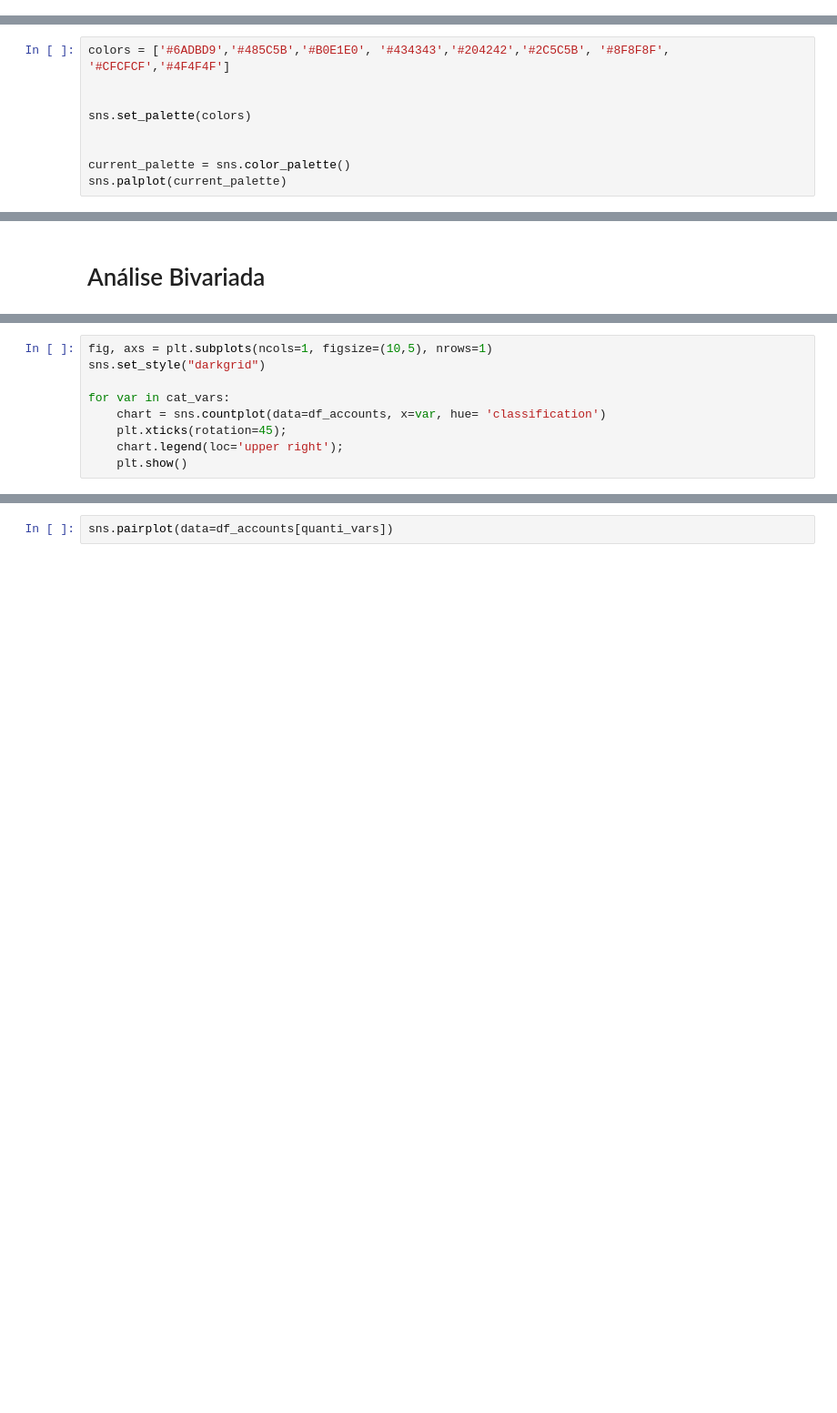
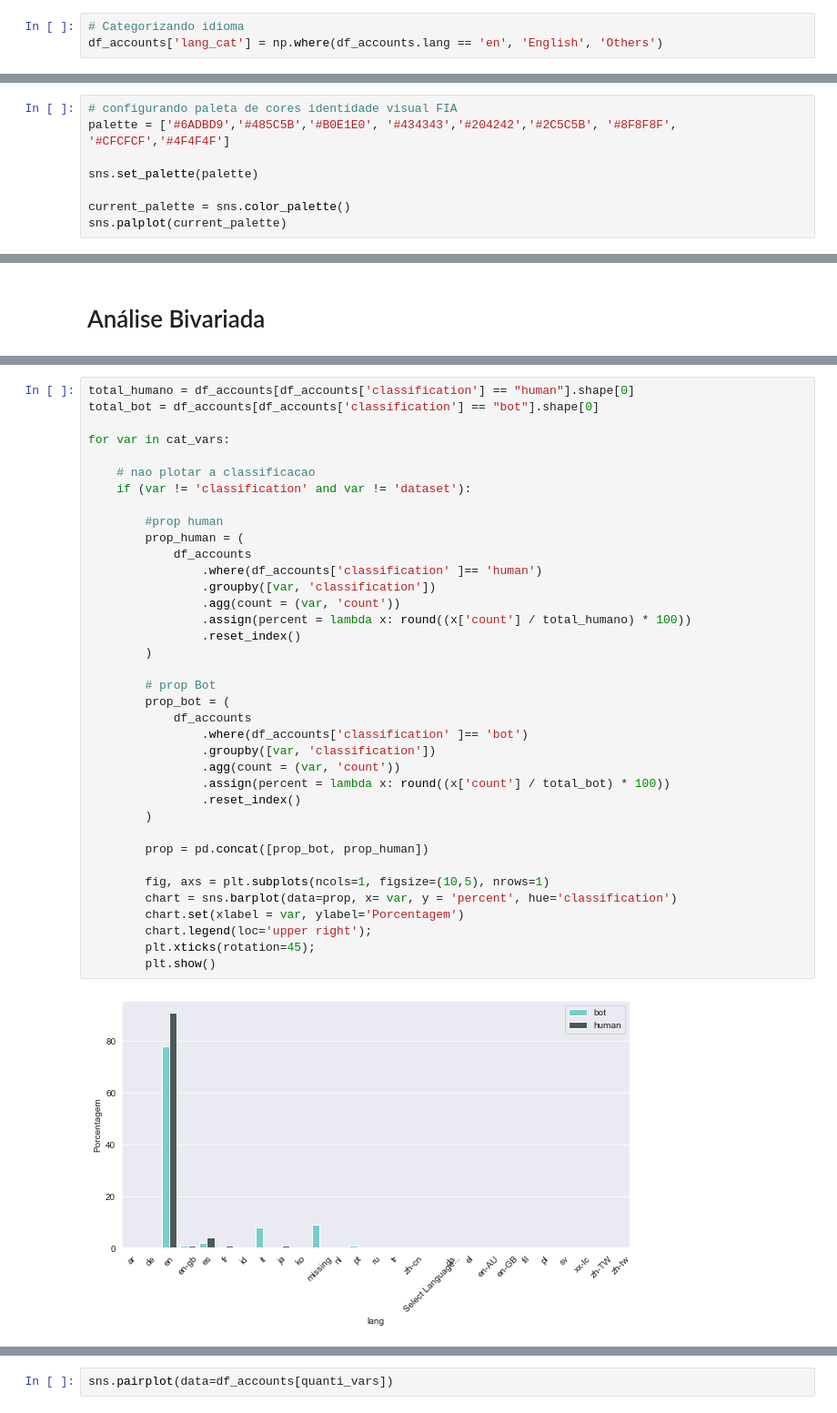
Before and after one commit to fdaleffi/tcc, a Jupyter notebook: Analise_Exploratoria.ipynb, the cells around one changed output, grey strips where cells are left out. Shown at 91% size. Drawn from its saved outputs; the diff is of its cells as text; blank space fills up the shorter version.

```diff
--- a/Analise_Exploratoria.ipynb
+++ b/Analise_Exploratoria.ipynb
@@ -97,4 +89,7 @@ quanti_vars = df_accounts.describe().columns
 # converter variaveis boolean para categorica
 bool_vars = df_accounts.select_dtypes('bool').columns
 df_accounts[bool_vars] = df_accounts[bool_vars].astype('object')
+# %%
+# Categorizando idioma
+df_accounts['lang_cat'] = np.where(df_accounts.lang == 'en', 'English', 'Others')
 # %%
@@ -101,10 +97,9 @@ df_accounts[bool_vars] = df_accounts[bool_vars].astype('object')
 cat_vars = df_accounts.select_dtypes('object').columns
 # %%
-colors = ['#6ADBD9','#485C5B','#B0E1E0', '#434343','#204242','#2C5C5B', '#8F8F8F', '#CFCFCF','#4F4F4F']
+# configurando paleta de cores identidade visual FIA
+palette = ['#6ADBD9','#485C5B','#B0E1E0', '#434343','#204242','#2C5C5B', '#8F8F8F', '#CFCFCF','#4F4F4F']
 
-
-sns.set_palette(colors)
-
+sns.set_palette(palette)
 
 current_palette = sns.color_palette()
 sns.palplot(current_palette)
@@ -235,9 +199,0 @@ Index(['lang', 'default_profile', 'default_profile_image', 'geo_enabled',
-# %%
-fig, axs = plt.subplots(ncols=1, figsize=(10,5), nrows=1)
-sns.set_style("darkgrid")
-
-for var in cat_vars:
-    chart = sns.countplot(data=df_accounts, x=var, hue= 'classification')
-    plt.xticks(rotation=45);
-    chart.legend(loc='upper right');
-    plt.show()
@@ -258,0 +200,39 @@ Index(['statuses_count', 'followers_count', 'friends_count',
+# %%
+total_humano = df_accounts[df_accounts['classification'] == "human"].shape[0]
+total_bot = df_accounts[df_accounts['classification'] == "bot"].shape[0]
+
+for var in cat_vars:
+
+    # nao plotar a classificacao
+    if (var != 'classification' and var != 'dataset'):
+
+        #prop human
+        prop_human = (
+            df_accounts
+                .where(df_accounts['classification' ]== 'human')
+                .groupby([var, 'classification'])
+                .agg(count = (var, 'count'))
+                .assign(percent = lambda x: round((x['count'] / total_humano) * 100))
+                .reset_index()
+        )
+
+        # prop Bot
+        prop_bot = (
+            df_accounts
+                .where(df_accounts['classification' ]== 'bot')
+                .groupby([var, 'classification'])
+                .agg(count = (var, 'count'))
+                .assign(percent = lambda x: round((x['count'] / total_bot) * 100))
+                .reset_index()
+        )
+
+        prop = pd.concat([prop_bot, prop_human])
+
+        fig, axs = plt.subplots(ncols=1, figsize=(10,5), nrows=1)
+        chart = sns.barplot(data=prop, x= var, y = 'percent', hue='classification')
+        chart.set(xlabel = var, ylabel='Porcentagem')
+        chart.legend(loc='upper right');
+        plt.xticks(rotation=45);
+        plt.show()
+# %% [output]
+[figure, added]
```
Also changed, not shown: parts of 22 cells of this notebook, 1 other file.
